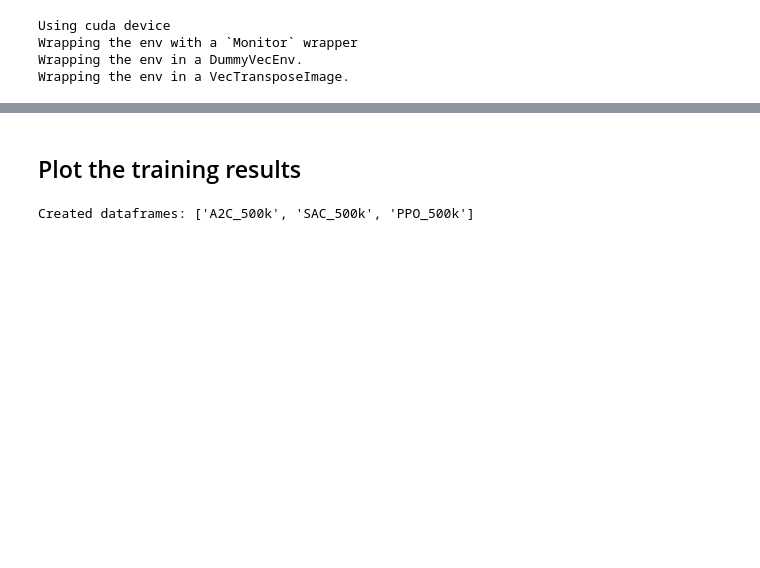
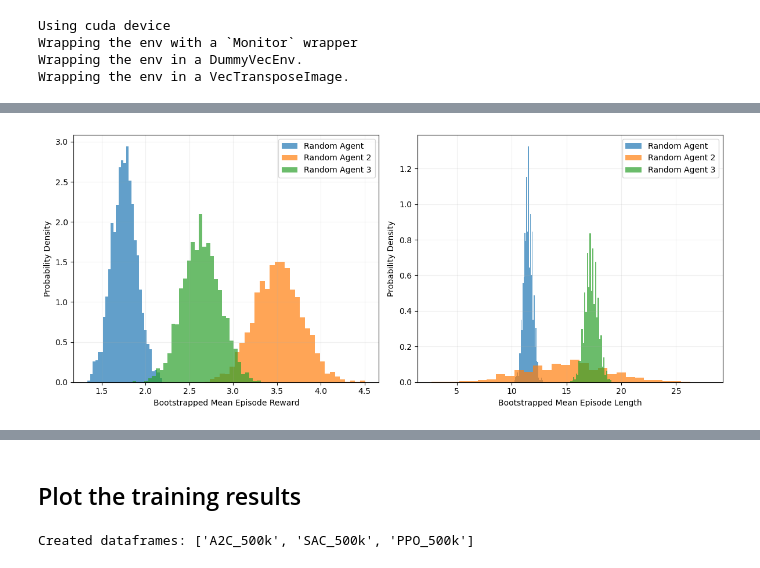
Before and after one commit to till2/self-driving-car, a Jupyter notebook: Baselines.ipynb, the cells around one changed output, grey strips where cells are left out. Cells and saved outputs as stored; diff of their text form; code cells hidden in the pictures; blank space fills up the shorter version.

Commit message:
evaluate a random agent and add a dummy plot for bootstrapped episode reward/length

```diff
--- a/Baselines.ipynb
+++ b/Baselines.ipynb
@@ -154,5 +133,5 @@ if save_agent:
 # %%
-load_agent = True
+load_agent = False
 
 if load_agent:
 
@@ -192,0 +268,59 @@ Wrapping the env in a VecTransposeImage.
+# %%
+data = {
+    "Random Agent": {
+        "episode_rewards": np.load("baseline_eval/RANDOM_AGENT_episode_rewards.npy"),
+        "episode_lengths": np.load("baseline_eval/RANDOM_AGENT_episode_lengths.npy"),
+    },
+
+    "Random Agent 2": {
+        "episode_rewards": np.load("baseline_eval/RANDOM_AGENT_episode_rewards.npy") * 2,
+        "episode_lengths": np.load("baseline_eval/RANDOM_AGENT_episode_lengths.npy") * 10 - 100,
+    },
+
+    "Random Agent 3": {
+        "episode_rewards": np.load("baseline_eval/RANDOM_AGENT_episode_rewards.npy") * 1.5,
+        "episode_lengths": np.load("baseline_eval/RANDOM_AGENT_episode_lengths.npy") * 1.5,
+    },
+}
+# %%
+num_bootstrap_samples = 2000
+
+fig, axs = plt.subplots(1, 2, figsize=(12, 5))
+
+for key in data.keys():
+
+    episode_rewards = data[key]["episode_rewards"]
+    episode_lengths = data[key]["episode_lengths"]
+
+    bootstrap_rewards = []
+    bootstrap_lengths = []
+
+    for _ in range(num_bootstrap_samples):
+        # bootstrap sampling for episode rewards
+        bootstrap_rewards_sample = np.random.choice(episode_rewards, size=len(episode_rewards), replace=True)
+        bootstrap_rewards.append(np.mean(bootstrap_rewards_sample))
+
+        # bootstrap sampling for episode lengths
+        bootstrap_lengths_sample = np.random.choice(episode_lengths, size=len(episode_lengths), replace=True)
+        bootstrap_lengths.append(np.mean(bootstrap_lengths_sample))
+
+    axs[0].hist(bootstrap_rewards, bins="auto", alpha=0.7, density=True, label=key,) # color="tab:blue"
+    axs[1].hist(bootstrap_lengths, bins="auto", alpha=0.7, density=True, label=key) # color="tab:blue"
+
+axs[0].set_xlabel("Bootstrapped Mean Episode Reward")
+axs[0].set_ylabel("Probability Density")
+axs[0].legend()
+#axs[0].set_title('Bootstrapped Episode Rewards Histogram')
+axs[0].grid(True, alpha=0.2)
+
+axs[1].set_xlabel("Bootstrapped Mean Episode Length")
+axs[1].set_ylabel("Probability Density")
+axs[1].legend()
+#axs[1].set_title('Bootstrapped Episode Lengths Histogram')
+axs[1].grid(True, alpha=0.2)
+
+plt.tight_layout()
+plt.savefig("figs/Bootstrapped Episode Reward and Length.pdf")
+plt.show()
+# %% [output]
+[figure, added]
```
Also changed, not shown: parts of 16 cells of this notebook, 4 other files.
